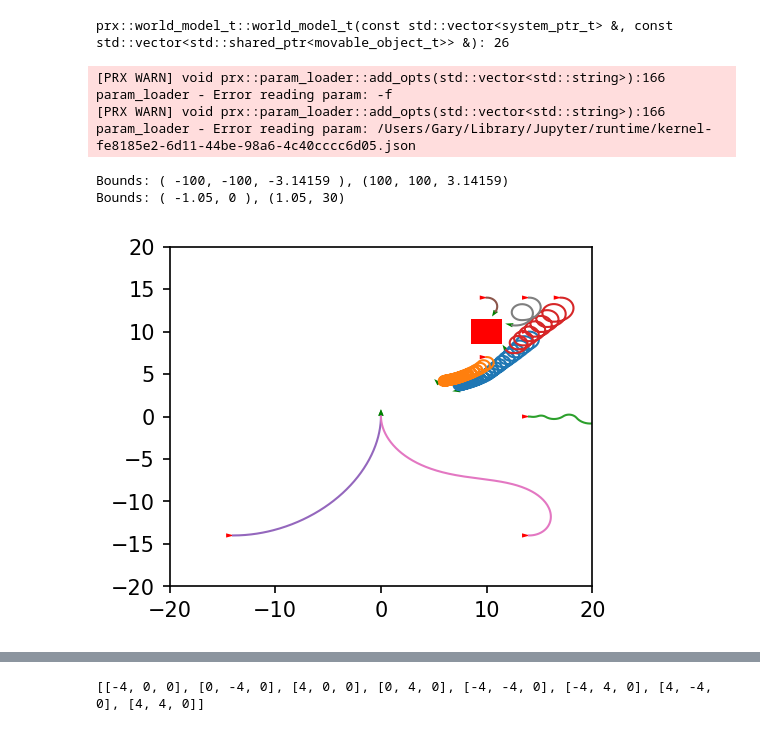
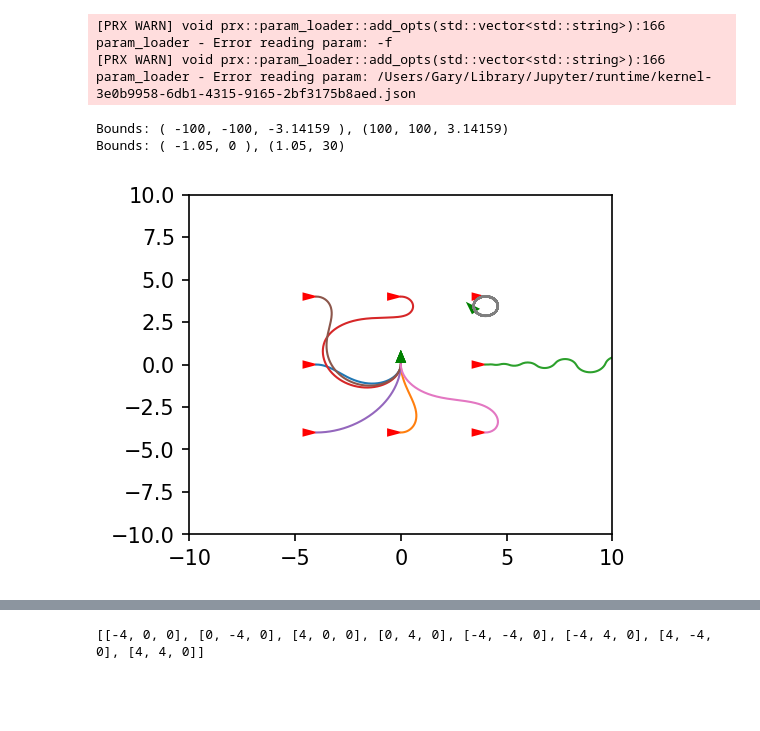
Before and after one commit to PRX-Kinodynamic/ML4KP-devel, a Jupyter notebook: examples/tripods/ackermann_tests.ipynb, the cells around one changed output, grey strips where cells are left out. Cells and saved outputs as stored; diff of their text form; code cells hidden in the pictures; blank space fills up the shorter version.

```diff
--- a/examples/tripods/ackermann_tests.ipynb
+++ b/examples/tripods/ackermann_tests.ipynb
@@ -96,34 +96,30 @@ def compute_trajectory(start_state_v, end_state_v):
         # Remove this line when doing intensive computation
         solution_traj.copy_onto_back(ss);
 
-        if not prx.default_valid_state(solution_traj.back(), ss, context.collision_group):
-            break
         if checker.check() or prx.space_t.euclidean_2d(solution_traj.back(), end_state, 0, 3) <= 0.1:
             break
     return solution_traj
 
-def compute_trajectories(start_states, goal):
+def compute_trajectories(start_states, goal, f_trajs = compute_trajectory):
     trajs = []
     for start in start_states:
 #         print("start:", start)
-        trajs.append(compute_trajectory(start, goal))
+        trajs.append(f_trajs(start, goal))
     return trajs
 # %% [output]
-prx::world_model_t::world_model_t(const std::vector<system_ptr_t> &, const std::vector<std::shared_ptr<movable_object_t>> &): 26
+[PRX WARN] void prx::param_loader::add_opts(std::vector<std::string>):166 param_loader - Error reading param: -f
+[PRX WARN] void prx::param_loader::add_opts(std::vector<std::string>):166 param_loader - Error reading param: /Users/Gary/Library/Jupyter/runtime/kernel-3e0b9958-6db1-4315-9165-2bf3175b8aed.json
-[PRX WARN] void prx::param_loader::add_opts(std::vector<std::string>):166 param_loader - Error reading param: -f
-[PRX WARN] void prx::param_loader::add_opts(std::vector<std::string>):166 param_loader - Error reading param: /Users/Gary/Library/Jupyter/runtime/kernel-fe8185e2-6d11-44be-98a6-4c40cccc6d05.json
+Bounds: ( -100, -100, -3.14159 ), (100, 100, 3.14159)
+Bounds: ( -1.05, 0 ), (1.05, 30)
-Bounds: ( -100, -100, -3.14159 ), (100, 100, 3.14159)
-Bounds: ( -1.05, 0 ), (1.05, 30)
 # %%
 traj_1 = compute_trajectory([-4, 0, 0], [0, 0, np.pi/2])
 # %%
 def plot_trajs(trajs):
     fig = plt.figure(figsize=(8, 3), dpi=150, frameon=False)
-    plot_limits = np.column_stack(([-20, -20], [20, 20]))
+    plot_limits = np.column_stack(([-10, -10], [10, 10]))
 
     ax = plt.subplot(121)
-    rectangle = plt.Rectangle((10-3/2, 10-3/2), 3, 3, facecolor="red")
-    ax.add_patch(rectangle)
+
     for traj in trajs:
         xs = []
         ys = []
@@ -139,9 +135,9 @@ def plot_trajs(trajs):
     ax.set_xlim(plot_limits[0])
     ax.set_ylim(plot_limits[1])
 # %%
-s_points = [ [14, 10, 0], [10, 7, 0], [14, 0, 0], [17, 14, 0], [-14, -14, 0], [10, 14, 0], [14, -14, 0], [14, 14, 0] ]
+s_points = [ [-4, 0, 0], [0, -4, 0], [4, 0, 0], [0, 4, 0], [-4, -4, 0], [-4, 4, 0], [4, -4, 0], [4, 4, 0] ]
 trajs_1 = compute_trajectories(s_points, [0,0,np.pi/2])
 
 plot_trajs(trajs_1)
 # %% [output]
-[figure, old version]
+[figure, new version]
```
Also changed, not shown: parts of 2 cells of this notebook, 43 other files.
